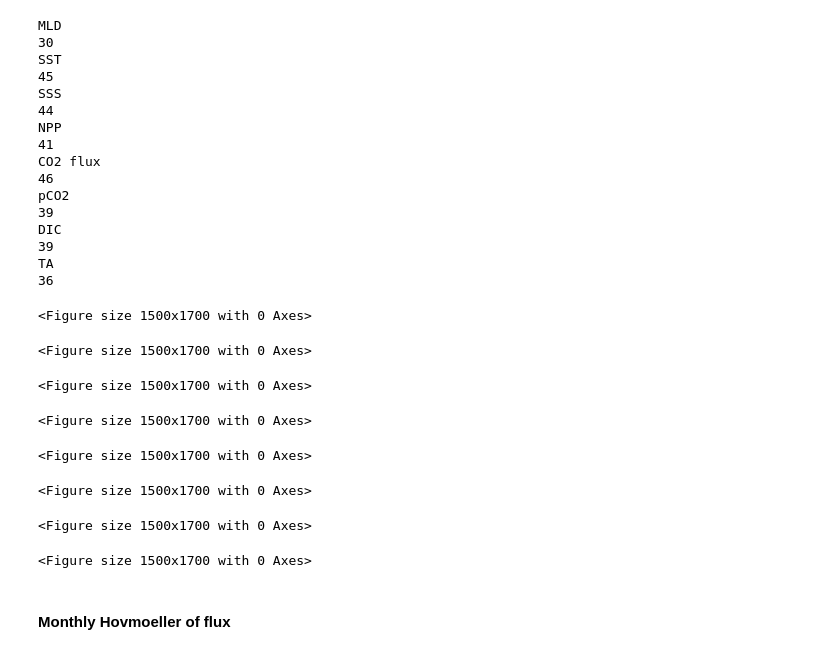
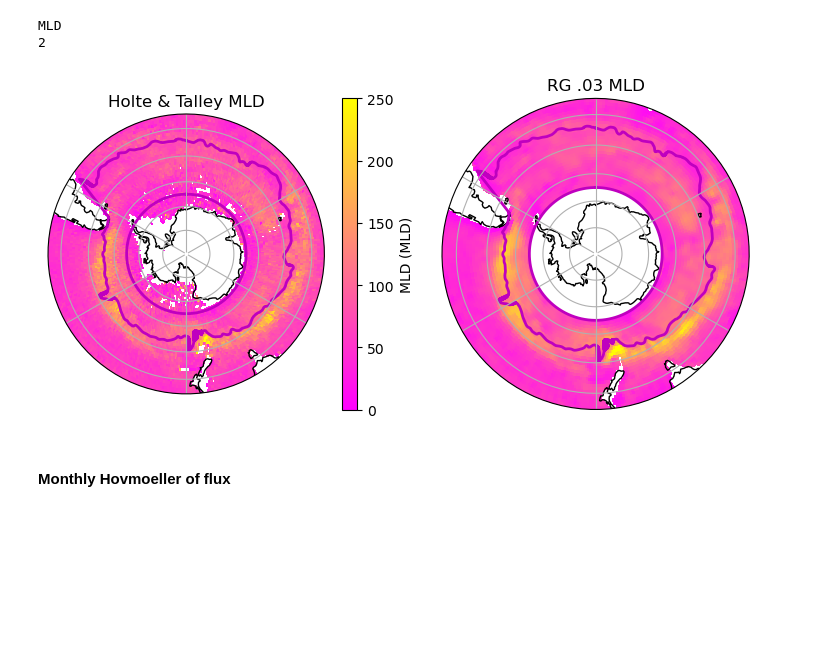
Before and after one commit to SethBushinsky/SO_seasonal_CO2_fluxes_in_models, a Jupyter notebook: supplemental_map_plotting.ipynb, the cells around one changed output. Saved outputs shown, nothing was run; the diff lists cells and outputs as text; code cells hidden in the pictures; blank space fills up the shorter version.

```diff
--- a/supplemental_map_plotting.ipynb
+++ b/supplemental_map_plotting.ipynb
@@ -22,13 +14,13 @@ manuscript_dir = home_dir + "Work/Manuscripts/2019_06 SO CMIP Comparison/"
 variable_list = {}
 
 variable_list['MLD'] = {'var_name': 'mlotst', 'clim': [0,250], 'units': 'MLD', 'color_map': 'spring'}
-variable_list['SST'] = {'var_name': 'tos', 'clim': [0,22], 'units': 'C', 'color_map': 'cool'}
-variable_list['SSS'] = {'var_name': 'sos', 'clim': [32,34], 'units': 'psu', 'color_map': 'Wistia'}
-variable_list['NPP'] = {'var_name': 'intpp', 'clim': [0, 700], 'units': 'mg C m-2 d-1', 'color_map': 'autumn'}
-variable_list['CO2 flux'] = {'var_name': 'fgco2', 'clim': [-5, 5], 'units': 'mol C m-2 yr-1', 'color_map': 'RdBu_r'}
-variable_list['pCO2'] = {'var_name': 'spco2', 'clim': [375, 410], 'units': 'uatm', 'color_map': 'plasma'}
-variable_list['DIC'] = {'var_name': 'dissic', 'clim': [2000, 2300], 'units': 'umol kg-1', 'color_map': 'copper_r'}
-variable_list['TA'] = {'var_name': 'talk', 'clim': [2200, 2450], 'units': 'umol kg-1', 'color_map': 'winter'}
+# variable_list['SST'] = {'var_name': 'tos', 'clim': [0,22], 'units': 'C', 'color_map': 'cool'}
+# variable_list['SSS'] = {'var_name': 'sos', 'clim': [32,34], 'units': 'psu', 'color_map': 'Wistia'}
+# variable_list['NPP'] = {'var_name': 'intpp', 'clim': [0, 700], 'units': 'mg C m-2 d-1', 'color_map': 'autumn'}
+# variable_list['CO2 flux'] = {'var_name': 'fgco2', 'clim': [-5, 5], 'units': 'mol C m-2 yr-1', 'color_map': 'RdBu_r'}
+# variable_list['pCO2'] = {'var_name': 'spco2', 'clim': [375, 410], 'units': 'uatm', 'color_map': 'plasma'}
+# variable_list['DIC'] = {'var_name': 'dissic', 'clim': [2000, 2300], 'units': 'umol kg-1', 'color_map': 'copper_r'}
+# variable_list['TA'] = {'var_name': 'talk', 'clim': [2200, 2450], 'units': 'umol kg-1', 'color_map': 'winter'}
 
 variable_list.keys()
 
@@ -105,61 +97,40 @@ for var_n in variable_list.keys():
         # ax.add_feature(cfeature.LAND, linestyle='-', edgecolor='grey', zorder=10)
         ax.set_extent([-180, 180,  plot_lat_limit[0], plot_lat_limit[1]], ccrs.PlateCarree())
         ax.coastlines(resolution='110m')
         ax.set_boundary(circle, transform=ax.transAxes)
         mesh = ax.pcolormesh(
             data['lon_grid'],
             data['lat_grid'],
             data['SO_var'],
             transform=data_proj, cmap=color_map, clim=c_lim,linewidth=0, rasterized=True)
         if len(data['model_SAF'])>1:
             ax.plot(data['model_SAF'][1,:],data['model_SAF'][0,:], color='m', transform=data_proj, linewidth=2)
         ax.plot(np.linspace(0,360,360),np.linspace(-65,-65,360), color='m', transform=data_proj, linewidth=2)
         ax.set_title(data['model_name'].item())
 
         # plt.show()
 
-        # if plot_count==2:
-        #     break
+        if plot_count==2:
+            break
         if plot_count==num_rows*num_cols:
             # break
             # plt.show()
             plt.tight_layout()
 
-            plt.savefig(f'{manuscript_dir + 'figures/'}{plot_filename + '_' + str(page_num)}.pdf', dpi=300)
+            # plt.savefig(f'{manuscript_dir + 'figures/'}{plot_filename + '_' + str(page_num)}.pdf', dpi=300)
             plt.clf()
             plot_count=0
             page_num = page_num+1
 
     plt.tight_layout()
     # save final figure even if you didn't reach an even number
-    plt.savefig(f'{manuscript_dir + 'figures/'}{plot_filename + '_' + str(page_num)}.pdf', dpi=300)
+    # plt.savefig(f'{manuscript_dir + 'figures/'}{plot_filename + '_' + str(page_num)}.pdf', dpi=300)
 
-    plt.clf()
+    # plt.clf()
 # %% [output]
 MLD
-30
-SST
-45
-SSS
-44
-NPP
-41
-CO2 flux
-46
-pCO2
-39
-DIC
-39
-TA
-36
+2
-<Figure size 1500x1700 with 0 Axes>
-<Figure size 1500x1700 with 0 Axes>
-<Figure size 1500x1700 with 0 Axes>
-<Figure size 1500x1700 with 0 Axes>
-<Figure size 1500x1700 with 0 Axes>
-<Figure size 1500x1700 with 0 Axes>
-<Figure size 1500x1700 with 0 Axes>
-<Figure size 1500x1700 with 0 Axes>
+[figure, added]
 # %% [markdown]
 #### Monthly Hovmoeller of flux
 # %%
```
Also changed, not shown: parts of 1 cell of this notebook, 5 other files.
